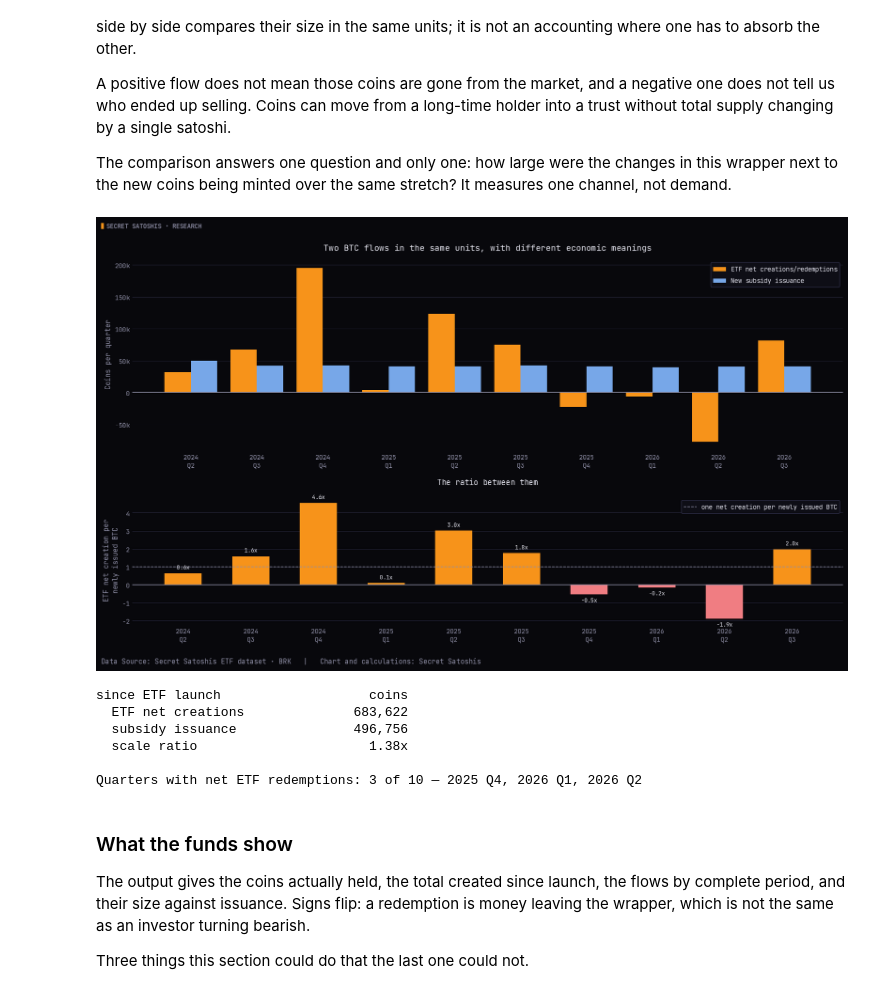
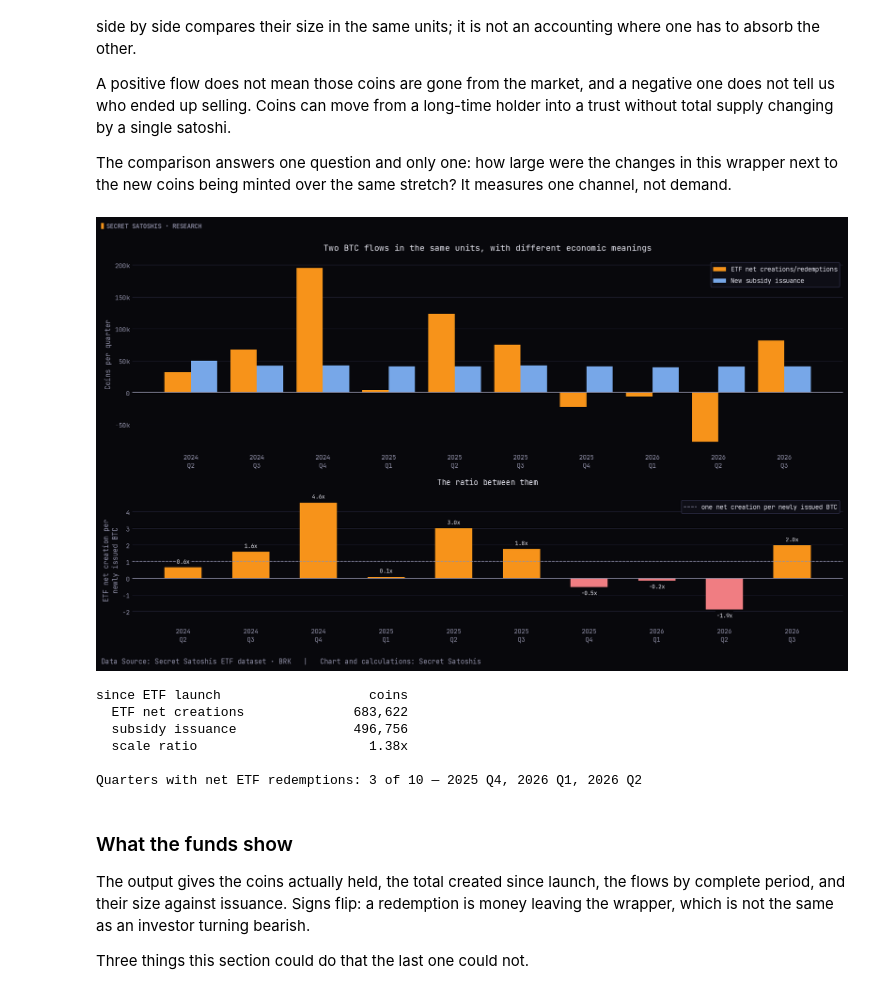
Before and after one commit to SecretSatoshis/Bitcoin-Investment-Strategy, a Jupyter notebook: notebooks/bitcoin_demand_dynamics.ipynb, the cells around one changed output. Drawn from its saved outputs; the diff is of its cells as text; code cells hidden in the pictures.

Commit message:
Keep the halving and ratio labels clear of the chart lines

```diff
--- a/notebooks/bitcoin_demand_dynamics.ipynb
+++ b/notebooks/bitcoin_demand_dynamics.ipynb
@@ -1041,35 +1042,39 @@ ax1.bar(x - .2, q["ETF net creations"], width=.4, color=ORANGE, label="ETF net c
 ax1.bar(x + .2, q["New issuance"], width=.4, color=BLUE, label="New subsidy issuance")
 ax1.axhline(0, color=GREY, linewidth=1)
 ax1.set_xticks(x); ax1.set_xticklabels([f"{d.year}\nQ{d.quarter}" for d in q.index], fontsize=9)
 ax1.set_ylabel("Coins per quarter")
 ax1.yaxis.set_major_formatter(FuncFormatter(compact))
 ax1.legend(fontsize=9)
 ax1.set_title("Two BTC flows in the same units, with different economic meanings",
               fontsize=12, pad=12)
 
 ratio = q["ETF net creations"] / q["New issuance"]
 ax2.bar(x, ratio, width=.55, color=[ORANGE if v >= 0 else RED for v in ratio])
 ax2.axhline(0, color=GREY, linewidth=1)
 ax2.axhline(1, color=GREY, linestyle="--", linewidth=1, label="one net creation per newly issued BTC")
 for xi, v in zip(x, ratio):
+    # A background box keeps a label legible where it sits on the 1x line.
     ax2.annotate(f"{v:.1f}x", (xi, v), ha="center", fontsize=8,
                  va="bottom" if v >= 0 else "top", xytext=(0, 3 if v >= 0 else -3),
-                 textcoords="offset points")
+                 textcoords="offset points",
+                 bbox=dict(boxstyle="square,pad=0.15", facecolor=ax2.get_facecolor(), edgecolor="none"))
 ax2.set_xticks(x); ax2.set_xticklabels([f"{d.year}\nQ{d.quarter}" for d in q.index], fontsize=9)
+# Room below the lowest bar so its label clears the quarter labels.
+low, high = ax2.get_ylim(); ax2.set_ylim(low - (high - low) * 0.08, high)
 ax2.set_ylabel("ETF net creation per\nnewly issued BTC")
 ax2.legend(fontsize=9, loc="upper right")
 ax2.set_title("The ratio between them", fontsize=11)
 finish(fig, sources=[ETF_DATASET, BRK])
 
 print(f"{'since ETF launch':<26}{'coins':>14}")
 print(f"{'  ETF net creations':<26}{net_creations.sum():>14,.0f}")
 print(f"{'  subsidy issuance':<26}{issued.sum():>14,.0f}")
 print(f"{'  scale ratio':<26}{net_creations.sum() / issued.sum():>13.2f}x")
 neg = ratio[ratio < 0]
 print(f"\nQuarters with net ETF redemptions: {len(neg)} of {len(ratio)}"
       f"{' — ' + ', '.join(f'{d.year} Q{d.quarter}' for d in neg.index) if len(neg) else ''}")
 # %% [output]
-[figure, old version]
+[figure, new version]
 since ETF launch                   coins
   ETF net creations              683,622
   subsidy issuance               496,756
```
Also changed, not shown: parts of 1 cell of this notebook, 1 other file.
